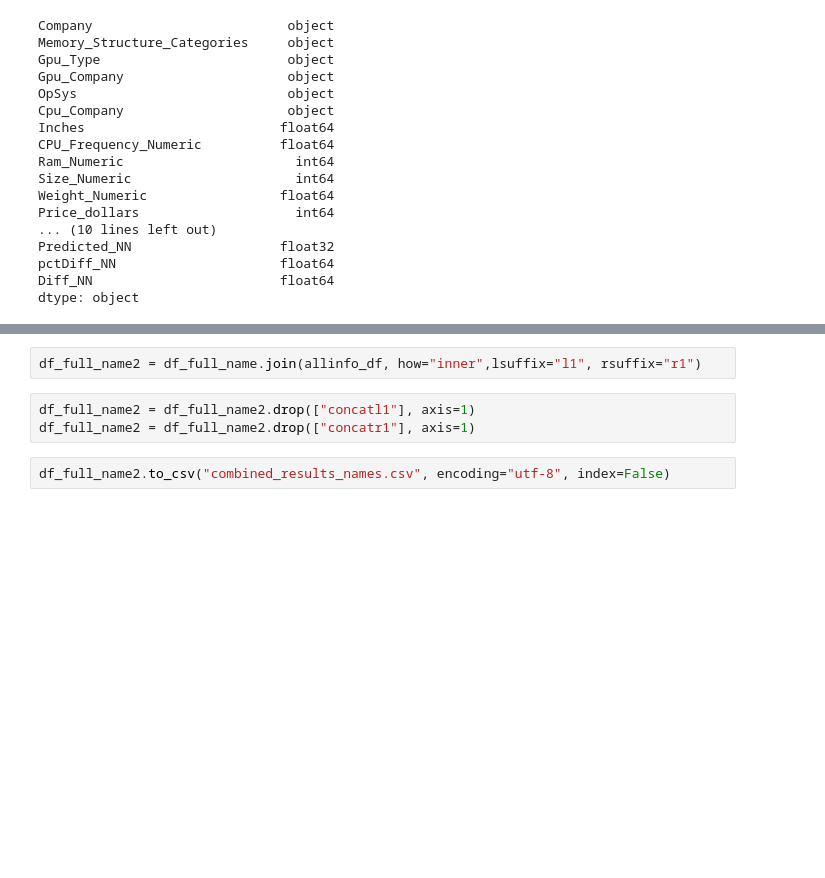
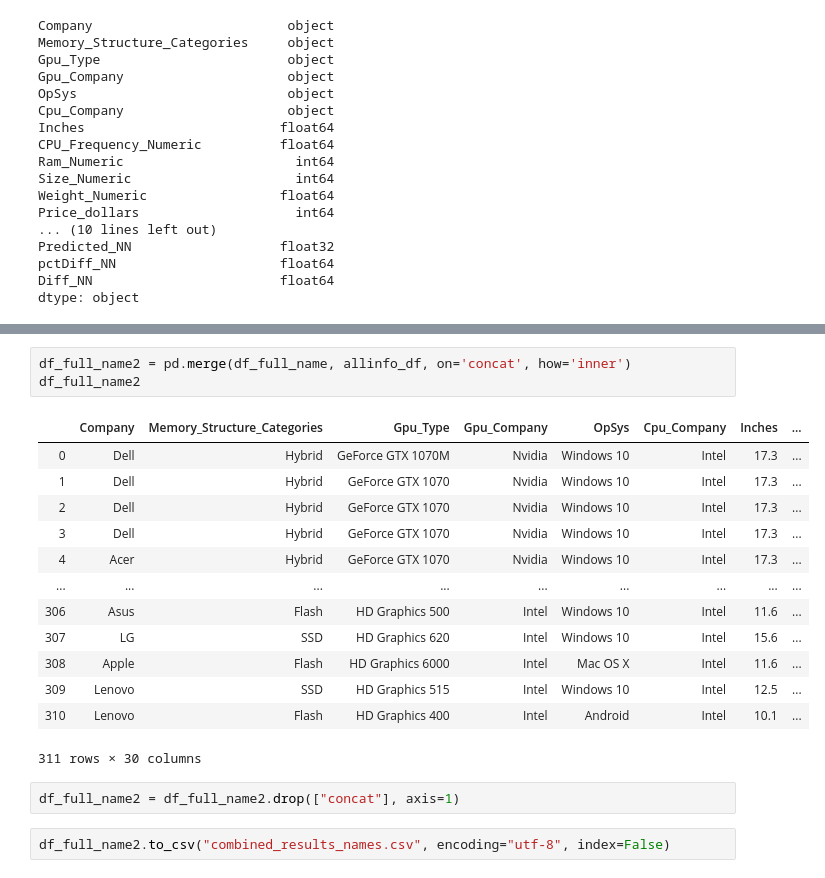
Before and after one commit to nu-datacamp/Laptop_Prices, a Jupyter notebook: Data/Classifier_build_clean.ipynb, the cells around one changed output, grey strips where cells are left out. Drawn from its saved outputs; the diff is of its cells as text; blank space fills up the shorter version.

```diff
--- a/Data/Classifier_build_clean.ipynb
+++ b/Data/Classifier_build_clean.ipynb
@@ -443,9 +442,23 @@ df_full_name.set_index("concat")
 326 rows × 25 columns
 # %%
-df_full_name2 = df_full_name.join(allinfo_df, how="inner",lsuffix="l1", rsuffix="r1")
+df_full_name2 = pd.merge(df_full_name, allinfo_df, on='concat', how='inner')
+df_full_name2
+# %% [output]
+|  | Company | Memory_Structure_Categories | Gpu_Type | Gpu_Company | OpSys | Cpu_Company | Inches | ... |
+| 0 | Dell | Hybrid | GeForce GTX 1070M | Nvidia | Windows 10 | Intel | 17.3 | ... |
+| 1 | Dell | Hybrid | GeForce GTX 1070 | Nvidia | Windows 10 | Intel | 17.3 | ... |
+| 2 | Dell | Hybrid | GeForce GTX 1070 | Nvidia | Windows 10 | Intel | 17.3 | ... |
+| 3 | Dell | Hybrid | GeForce GTX 1070 | Nvidia | Windows 10 | Intel | 17.3 | ... |
+| 4 | Acer | Hybrid | GeForce GTX 1070 | Nvidia | Windows 10 | Intel | 17.3 | ... |
+| ... | ... | ... | ... | ... | ... | ... | ... | ... |
+| 306 | Asus | Flash | HD Graphics 500 | Intel | Windows 10 | Intel | 11.6 | ... |
+| 307 | LG | SSD | HD Graphics 620 | Intel | Windows 10 | Intel | 15.6 | ... |
+| 308 | Apple | Flash | HD Graphics 6000 | Intel | Mac OS X | Intel | 11.6 | ... |
+| 309 | Lenovo | SSD | HD Graphics 515 | Intel | Windows 10 | Intel | 12.5 | ... |
+| 310 | Lenovo | Flash | HD Graphics 400 | Intel | Android | Intel | 10.1 | ... |
+311 rows × 30 columns
 # %%
-df_full_name2 = df_full_name2.drop(["concatl1"], axis=1)
-df_full_name2 = df_full_name2.drop(["concatr1"], axis=1)
+df_full_name2 = df_full_name2.drop(["concat"], axis=1)
 # %%
 df_full_name2.to_csv("combined_results_names.csv", encoding="utf-8", index=False)
 # %%
```
Also changed, not shown: parts of 2 cells of this notebook, 3 other files.
